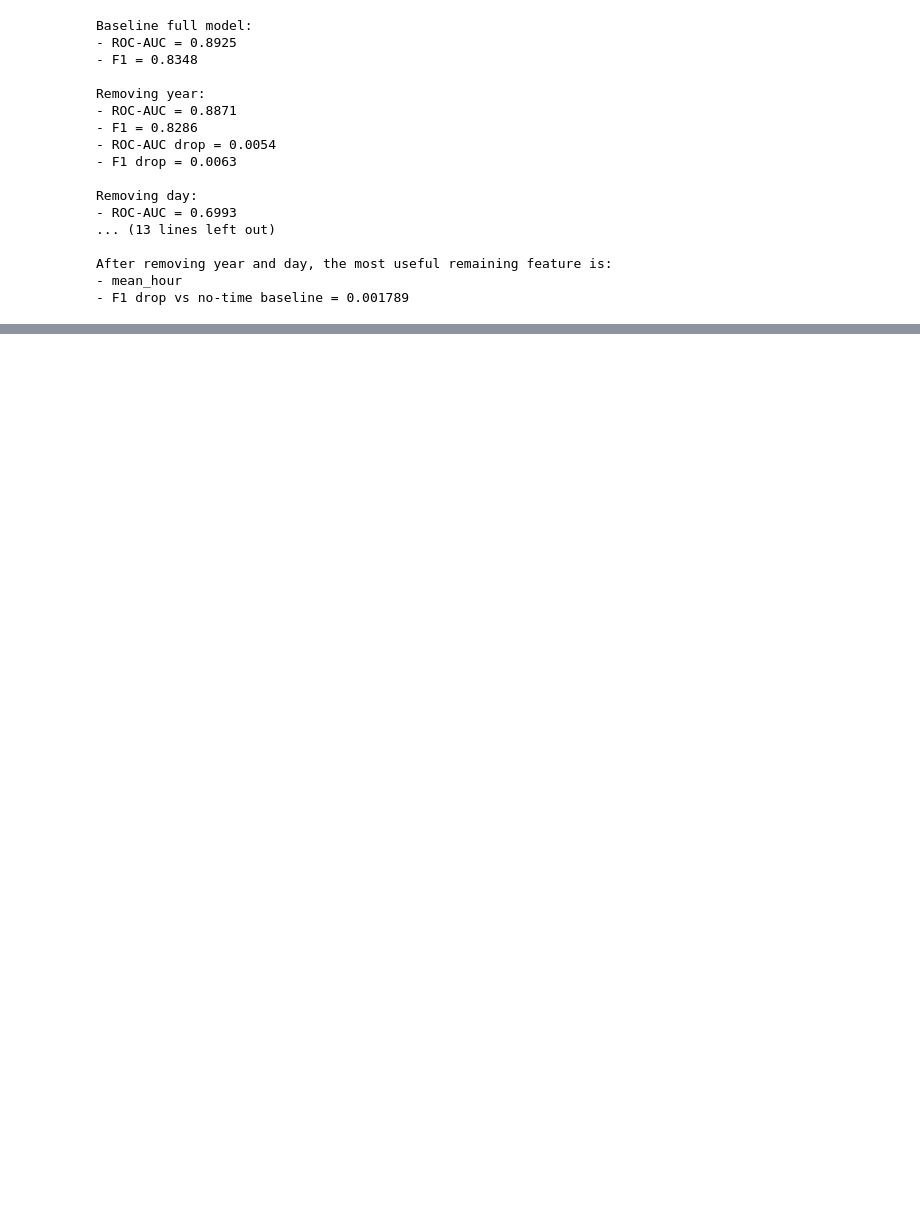
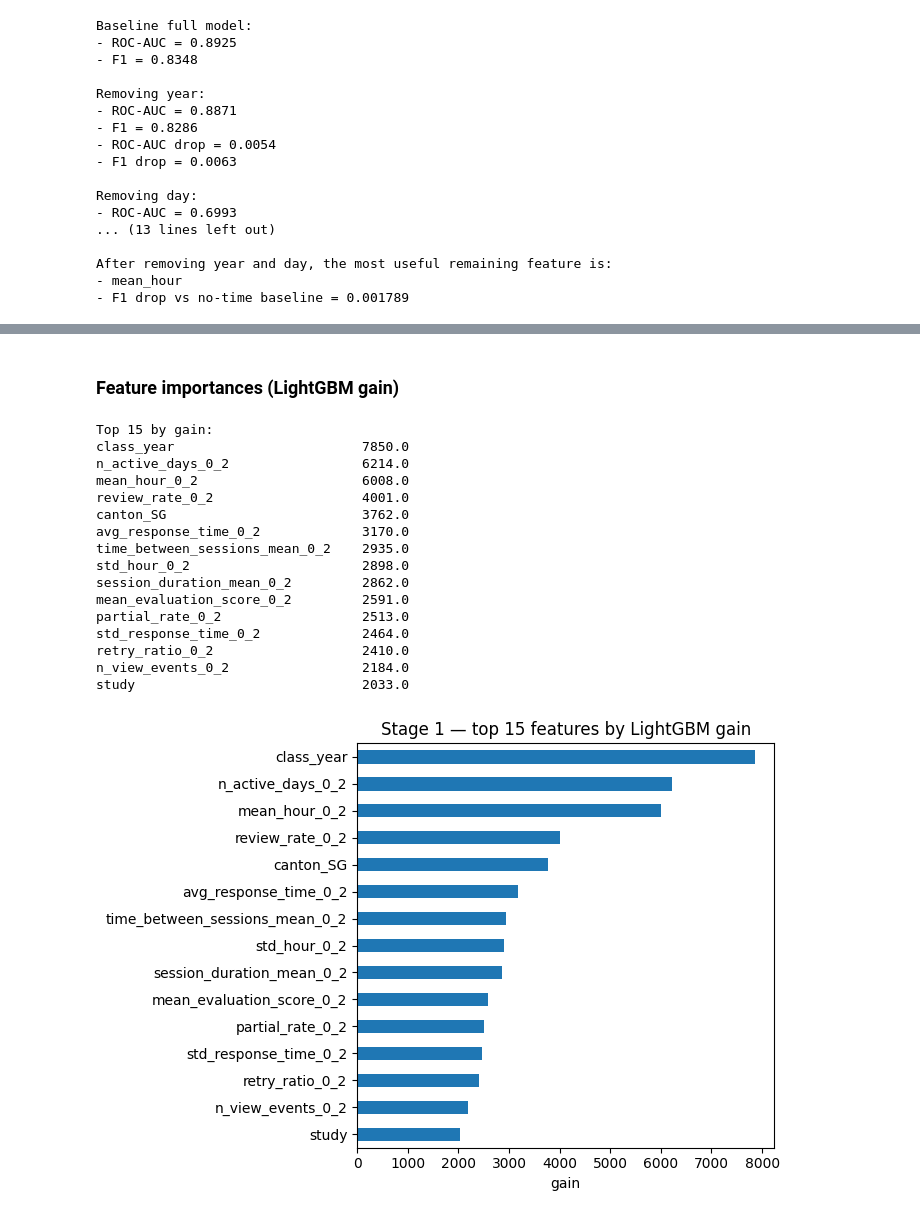
Before and after one commit to loicmisenta/CS-421-Project-learnavi, a Jupyter notebook: preprocess_eval.ipynb, the cells around one changed output, grey strips where cells are left out. Drawn from its saved outputs; the diff is of its cells as text; code cells hidden in the pictures; blank space fills up the shorter version.

Commit message:
cleaned code and added new tests

```diff
--- a/preprocess_eval.ipynb
+++ b/preprocess_eval.ipynb
@@ -1921,0 +1977,8 @@ After removing year and day, the most useful remaining feature is:
+# %%
+train_val_df, test_df = train_test_split(
+    df, test_size=0.2, random_state=42, stratify=df["came_back"]
+)
+train_df, val_df = train_test_split(
+    train_val_df, test_size=0.2, random_state=42, stratify=train_val_df["came_back"]
+)
+print("train:", train_df.shape, "  val:", val_df.shape, "  test:", test_df.shape)
@@ -1921,0 +1989,18 @@ After removing year and day, the most useful remaining feature is:
+# %%
+model_lgb = lgb.LGBMClassifier(
+    n_estimators=500,
+    learning_rate=0.05,
+    max_depth=6,
+    num_leaves=31,
+    class_weight="balanced",
+    random_state=42,
+    n_jobs=1,
+    verbose=-1,
+)
+
+model_lgb.fit(
+    train_df[feature_cols], train_df["came_back"],
+    eval_set=[(val_df[feature_cols], val_df["came_back"])],
+    eval_metric="auc",
+    callbacks=[lgb.early_stopping(50, verbose=True)],
+)
@@ -1921,0 +2061,35 @@ After removing year and day, the most useful remaining feature is:
+# %% [markdown]
+### Feature importances (LightGBM gain)
+# %%
+imp = pd.Series(
+    model_lgb.booster_.feature_importance(importance_type="gain"),
+    index=feature_cols,
+).sort_values(ascending=False)
+
+print("Top 15 by gain:")
+print(imp.head(15).round(0).to_string())
+
+fig, ax = plt.subplots(figsize=(7, 5))
+imp.head(15).iloc[::-1].plot.barh(ax=ax)
+ax.set_title("Stage 1 \u2014 top 15 features by LightGBM gain")
+ax.set_xlabel("gain")
+plt.tight_layout()
+plt.show()
+# %% [output]
+Top 15 by gain:
+class_year                        7850.0
+n_active_days_0_2                 6214.0
+mean_hour_0_2                     6008.0
+review_rate_0_2                   4001.0
+canton_SG                         3762.0
+avg_response_time_0_2             3170.0
+time_between_sessions_mean_0_2    2935.0
+std_hour_0_2                      2898.0
+session_duration_mean_0_2         2862.0
+mean_evaluation_score_0_2         2591.0
+partial_rate_0_2                  2513.0
+std_response_time_0_2             2464.0
+retry_ratio_0_2                   2410.0
+n_view_events_0_2                 2184.0
+study                             2033.0
+[figure, added]
```
Also changed, not shown: parts of 20 cells of this notebook, 2 other files.
